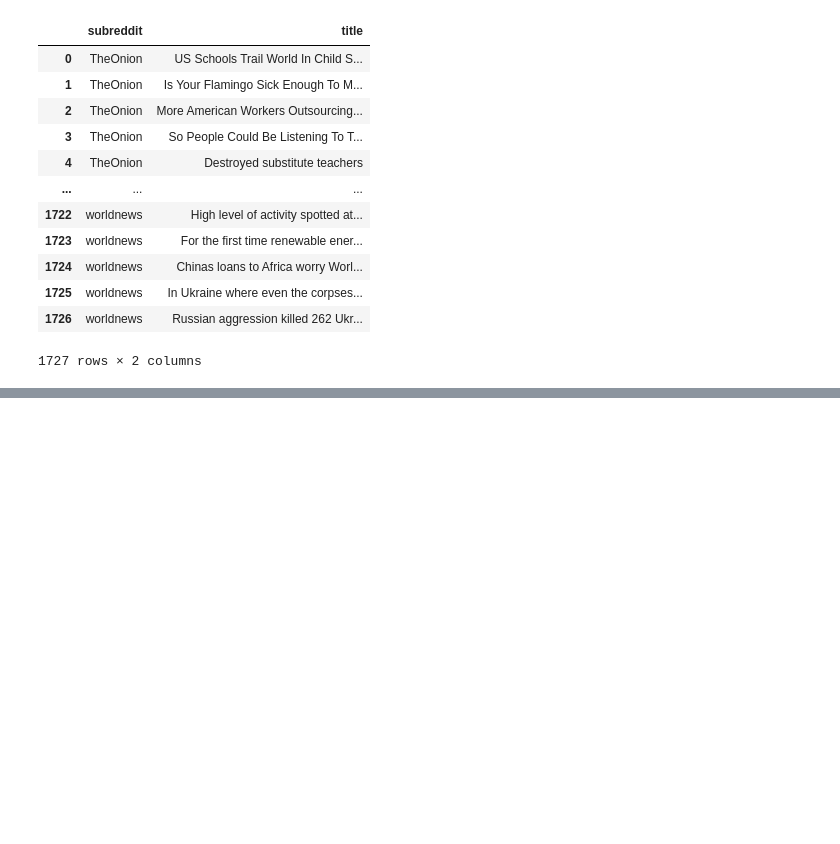
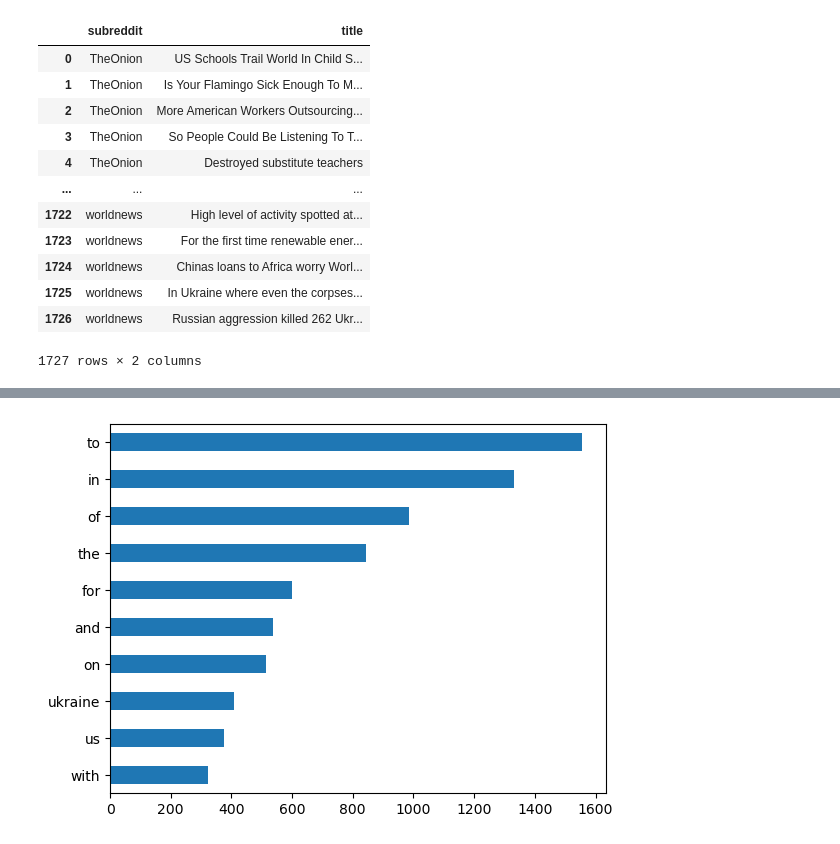
Before and after one commit to drossDS/Humor_Identification_with_NLP, a Jupyter notebook: code/4-Modeling-Round-2.ipynb, the cells around one changed output, grey strips where cells are left out. Saved outputs shown, nothing was run; the diff lists cells and outputs as text; code cells hidden in the pictures; blank space fills up the shorter version.

```diff
--- a/code/4-Modeling-Round-2.ipynb
+++ b/code/4-Modeling-Round-2.ipynb
@@ -168,0 +272,6 @@ wldnws_word_counts.hist(alpha = 0.5, bins = (wldnws_word_counts.max() - wldnws_w
+# %%
+# Create X and y variables
+
+# Creating X - for now, this will only include the title data for ease of modeling
+X = reddit['title']
+y = reddit['target']
@@ -168,0 +284,4 @@ wldnws_word_counts.hist(alpha = 0.5, bins = (wldnws_word_counts.max() - wldnws_w
+# %%
+# Run the train test split, no need to stratify as classes are very even
+#  Select an 80/20 split
+X_train, X_test, y_train, y_test = train_test_split(X, y, random_state=0, test_size=0.2)
@@ -168,0 +292,9 @@ wldnws_word_counts.hist(alpha = 0.5, bins = (wldnws_word_counts.max() - wldnws_w
+# %%
+# Instantiat CountVectoirzer
+cvec = CountVectorizer()
+
+# Create a new dataframe from the fit data, and include the target variable for analysis
+X_train_cvec = cvec.fit_transform(X_train)
+cvec_df = pd.DataFrame(X_train_cvec.todense(), columns = cvec.get_feature_names_out())
+cvec_df['0000_target'] = y_train.reset_index(drop = True)
+cvec_df.head(2)
@@ -168,0 +306,4 @@ wldnws_word_counts.hist(alpha = 0.5, bins = (wldnws_word_counts.max() - wldnws_w
+# %%
+cvec_df[cvec_df['0000_target'] == 0].drop(columns = '0000_target').sum().T.sort_values( ascending= True).tail(10).plot.barh();
+# %% [output]
+[figure, added]
```
Also changed, not shown: parts of 20 cells of this notebook.
